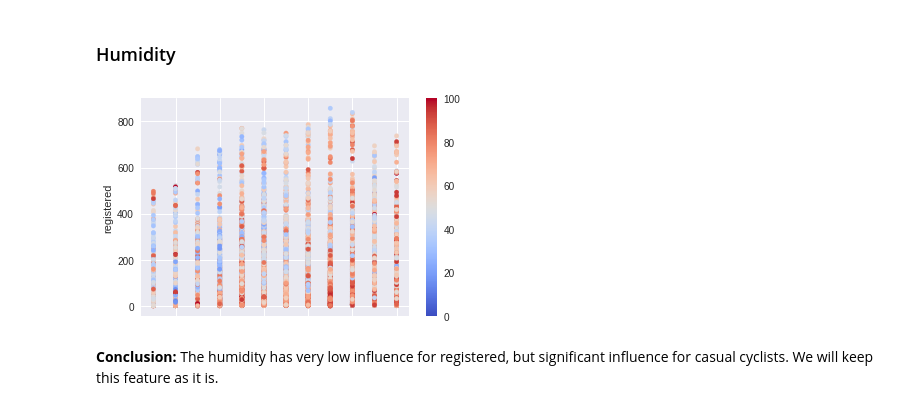
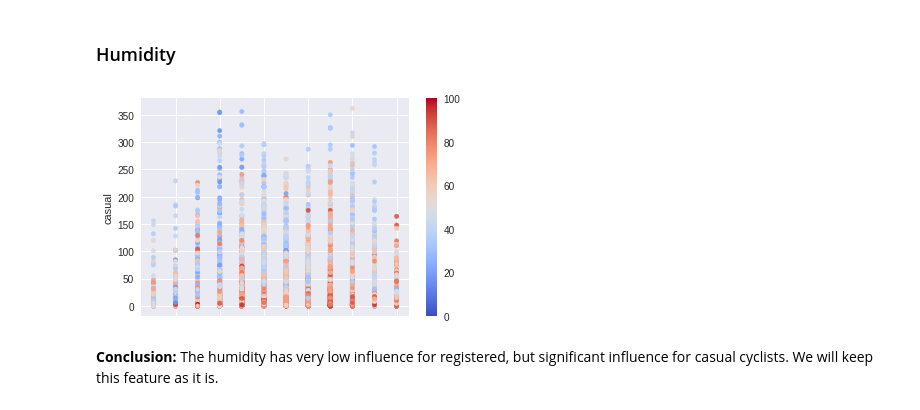
Before and after one commit to amitrappel/kaggle-bike-sharing-demand, a Jupyter notebook: Bike sharing - project walk-through.ipynb, the cells around one changed output. Saved outputs shown, nothing was run; the diff lists cells and outputs as text; code cells hidden in the pictures.

```diff
--- a/Bike sharing - project walk-through.ipynb
+++ b/Bike sharing - project walk-through.ipynb
@@ -285,10 +280,10 @@ train_data.drop('atemp', axis=1, inplace=True)
 # %% [markdown]
 ### Humidity
 # %%
-ax = train_data.plot.scatter(x='month', y='registered',
+ax = train_data.plot.scatter(x='month', y='casual',
                              c=train_data.humidity, cmap='coolwarm', s=20)
 # %% [output]
-[figure, old version]
+[figure, new version]
 # %% [markdown]
 **Conclusion:** The humidity has very low influence for registered, but significant influence for casual cyclists. We will keep this feature as it is.
 # %% [markdown]
```
Also changed, not shown: parts of 5 cells of this notebook.
